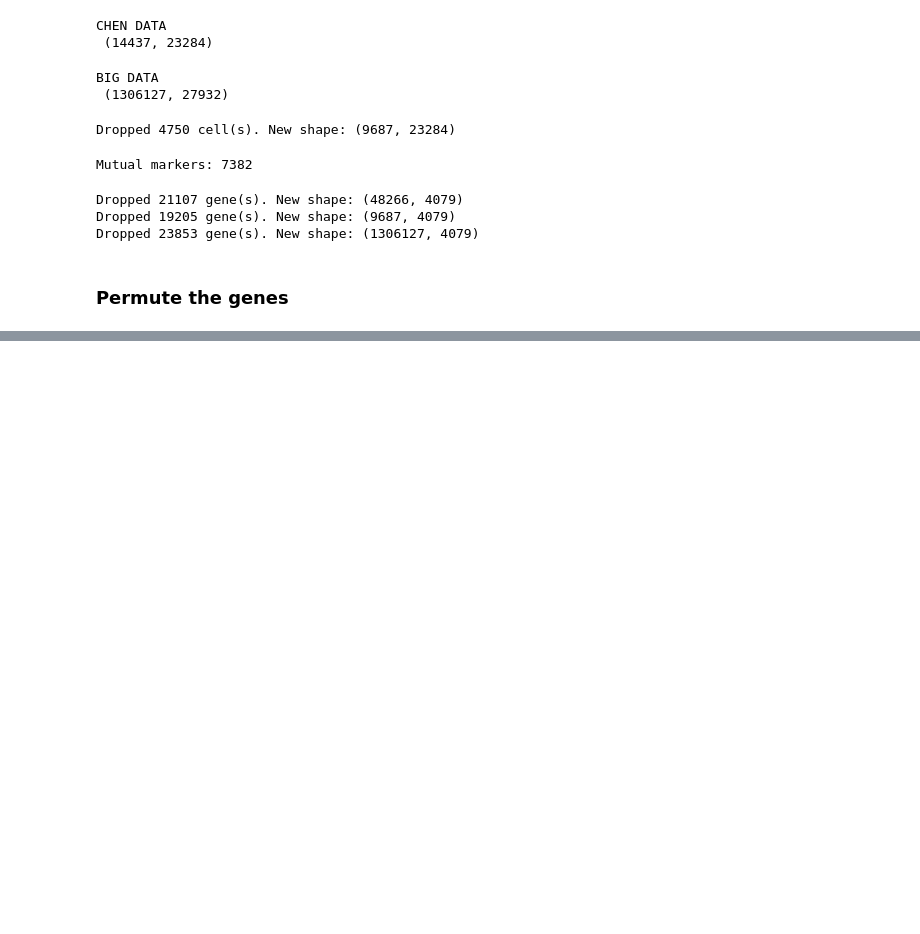
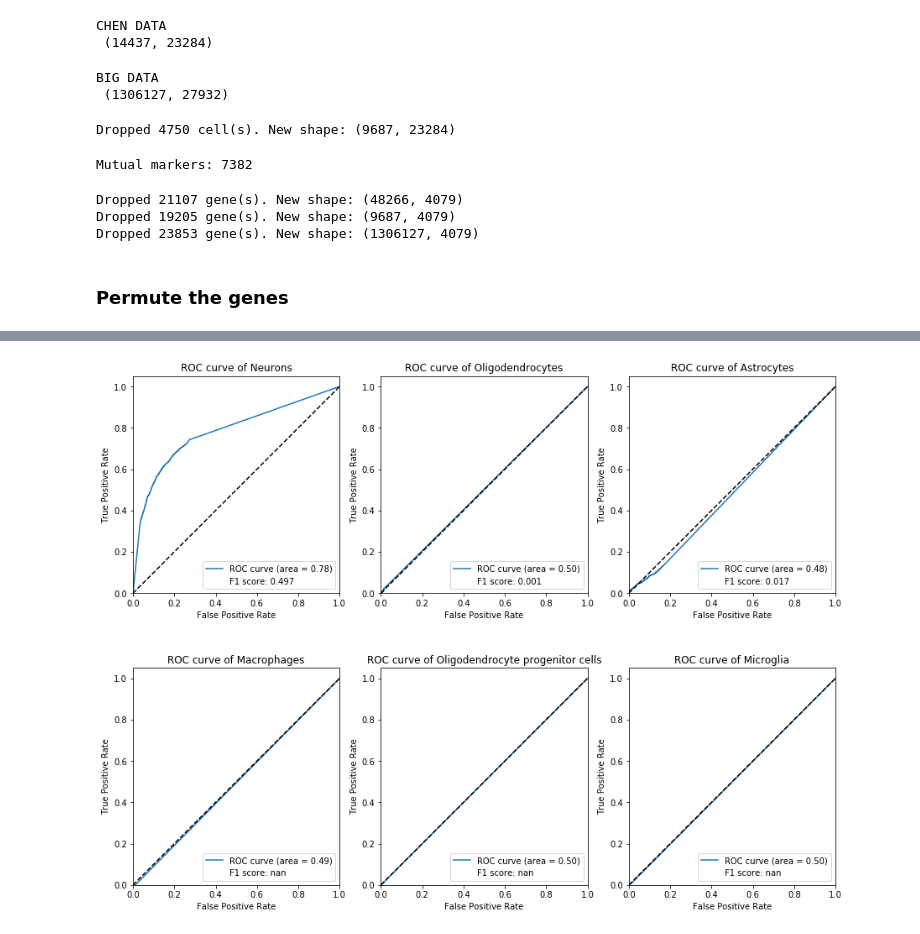
Before and after one commit to LongarMD/MarkerGenes, a Jupyter notebook: Experiments/PermutedGenes.ipynb, the cells around one changed output, grey strips where cells are left out. Saved outputs shown, nothing was run; the diff lists cells and outputs as text; code cells hidden in the pictures; blank space fills up the shorter version.

```diff
--- a/Experiments/PermutedGenes.ipynb
+++ b/Experiments/PermutedGenes.ipynb
@@ -144,0 +142,4 @@ Correct predictions: 692 out of 9687 (7.14%)
+# %%
+saly.draw_roc(chen_data.obs['labels'], chen_cell_activations, markers, marker_aliases)
+# %% [output]
+[figure, added]
```
Also changed, not shown: parts of 6 cells of this notebook, 5 other files.
